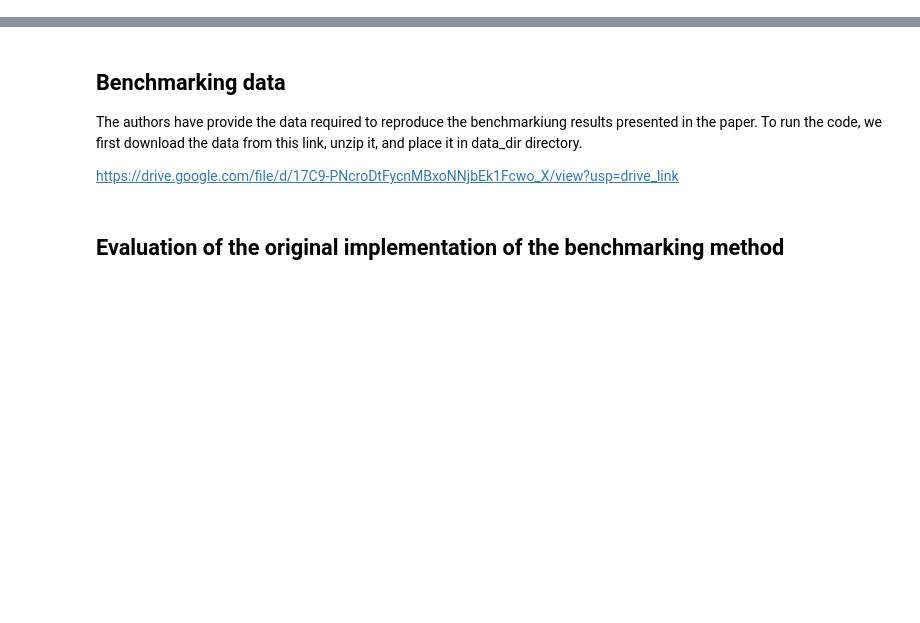
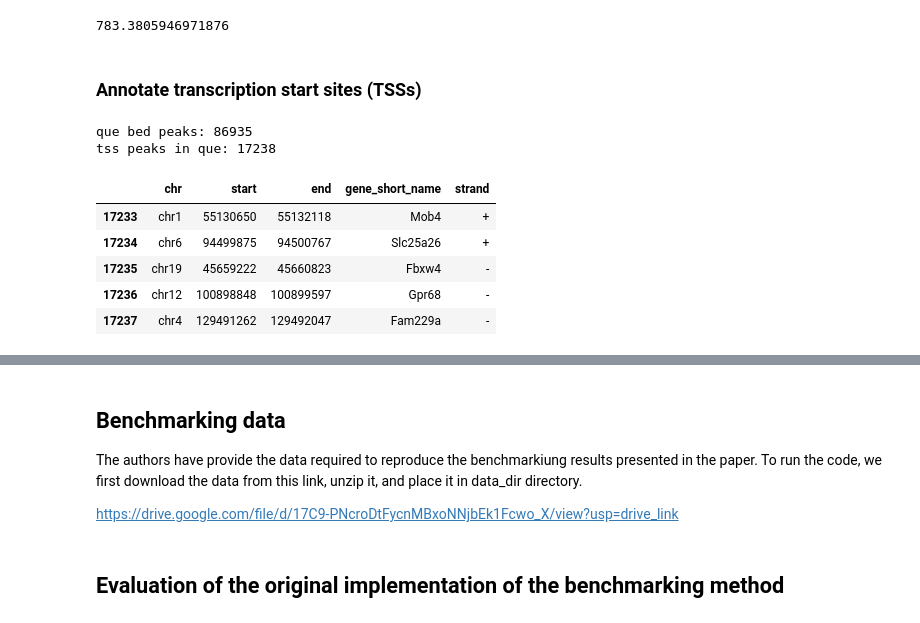
Before and after one commit to janursa/CO_evaluation, a Jupyter notebook: notebooks/CO_evaluation.ipynb, the cells around one changed output, grey strips where cells are left out. Cells and saved outputs as stored; diff of their text form; code cells hidden in the pictures; blank space fills up the shorter version.

```diff
--- a/notebooks/CO_evaluation.ipynb
+++ b/notebooks/CO_evaluation.ipynb
@@ -17,0 +48,13 @@ os.makedirs(data_dir, exist_ok=True)
+# %%
+# Load scATAC-seq peak list.
+import pandas as pd
+from celloracle import motif_analysis as ma
+import celloracle as co
+import numpy as np
+
+peaks = pd.read_csv("all_peaks.csv", index_col=0)
+peaks = peaks.x.values
+print(len(peaks))
+# Load Cicero coaccessibility scores.
+cicero_connections = pd.read_csv("cicero_connections.csv", index_col=0)
+cicero_connections.head()
@@ -17,0 +69,23 @@ os.makedirs(data_dir, exist_ok=True)
+# %%
+peaks_split = [peak.split('_') for peak in peaks]
+peaks_width = [np.abs(int(peak[2])-int(peak[1])) for peak in peaks_split]
+np.mean(peaks_width)
+# %% [output]
+783.3805946971876
+# %% [markdown]
+### Annotate transcription start sites (TSSs)
+# %%
+##!! Please make sure to specify the correct reference genome here
+tss_annotated = ma.get_tss_info(peak_str_list=peaks, ref_genome="mm10")
+
+# Check results
+tss_annotated.tail()
+# %% [output]
+que bed peaks: 86935
+tss peaks in que: 17238
+|  | chr | start | end | gene_short_name | strand |
+| 17233 | chr1 | 55130650 | 55132118 | Mob4 | + |
+| 17234 | chr6 | 94499875 | 94500767 | Slc25a26 | + |
+| 17235 | chr19 | 45659222 | 45660823 | Fbxw4 | - |
+| 17236 | chr12 | 100898848 | 100899597 | Gpr68 | - |
+| 17237 | chr4 | 129491262 | 129492047 | Fam229a | - |
```
Also changed, not shown: parts of 30 cells of this notebook, 5 other files.
